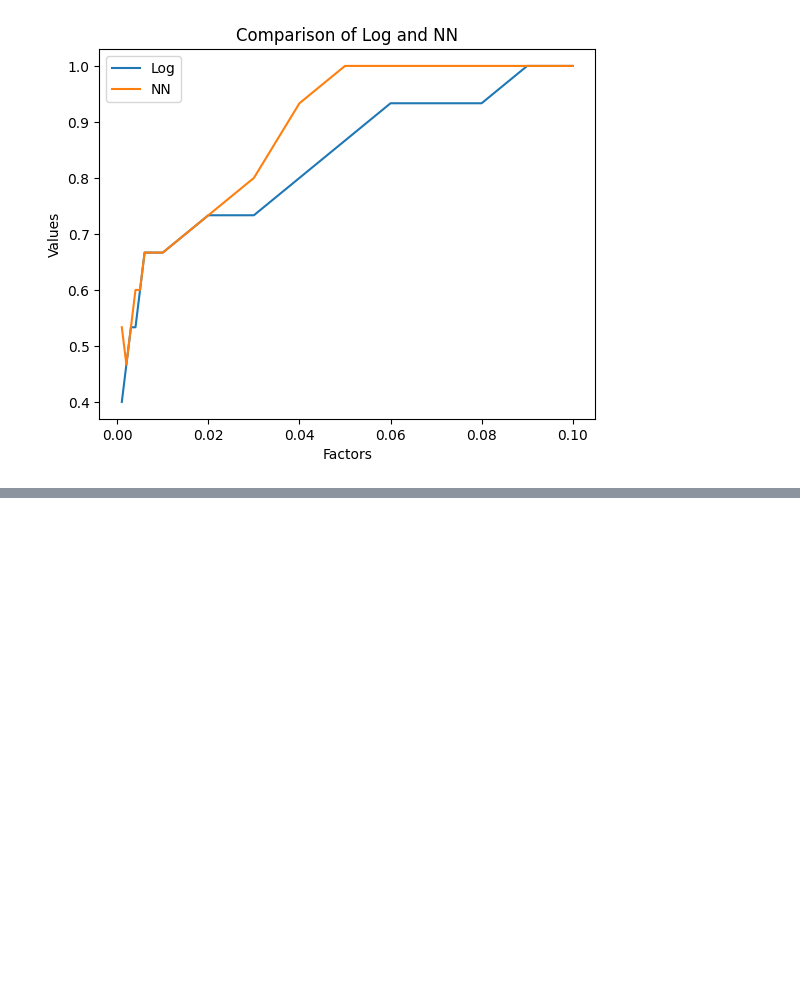
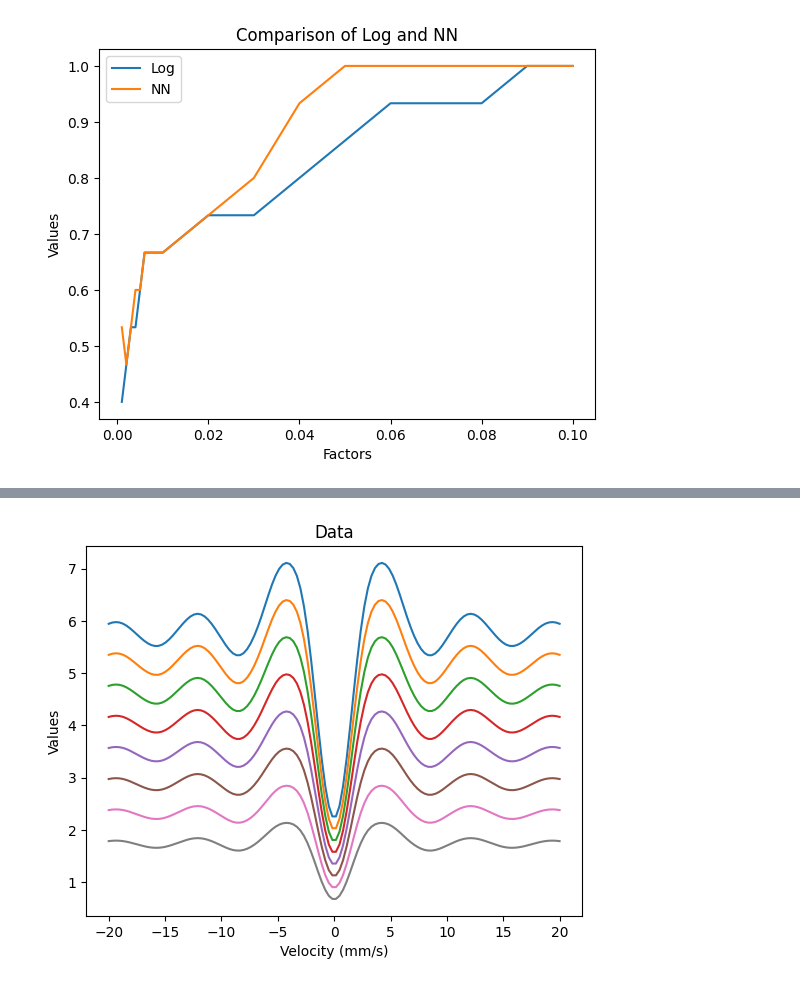
Before and after one commit to LABO-M/BANZAI, a Jupyter notebook: masuda/studys10.ipynb, the cells around one changed output, grey strips where cells are left out. Saved outputs shown, nothing was run; the diff lists cells and outputs as text; code cells hidden in the pictures; blank space fills up the shorter version.

```diff
--- a/masuda/studys10.ipynb
+++ b/masuda/studys10.ipynb
@@ -282,0 +287,16 @@ plt.show()
+# %%
+import pandas as pd
+
+# 新しいDataFrame w2 を作成し、元の1列目をコピー
+w2 = pd.DataFrame()
+w2['Velocity (mm/s)'] = data.iloc[:, 0]
+
+# 3列目のデータに指定された係数を順に掛け、新しい列として挿入
+factors = [0.1, 0.09, 0.08, 0.07, 0.06, 0.05, 0.04, 0.03, 0.02, 0.01, \
+           0.009, 0.008, 0.007, 0.006, 0.005, 0.004, 0.003, 0.002, 0.001]
+
+for factor in factors:
+    w2[f'EuF_w2 * {factor:.3f}'] = data.iloc[:, 3] * factor
+
+# w2 の内容を表示（オプション）
+w2.head()
@@ -282,0 +310,20 @@ plt.show()
+# %%
+import pandas as pd
+import matplotlib.pyplot as plt
+
+# 横軸に1列目のデータを使用
+x = data.iloc[:, 0]
+
+# 3列目から5列目のデータをそれぞれプロット
+for i in range(1,9):
+    plt.plot(x, w2.iloc[:, i], label=f'{i-1}')
+
+# グラフのタイトルと軸ラベルを設定
+plt.title('Data')
+plt.xlabel('Velocity (mm/s)')
+plt.ylabel('Values')
+
+# グラフを表示
+plt.show()
+# %% [output]
+[figure, added]
```
Also changed, not shown: parts of 13 cells of this notebook.
